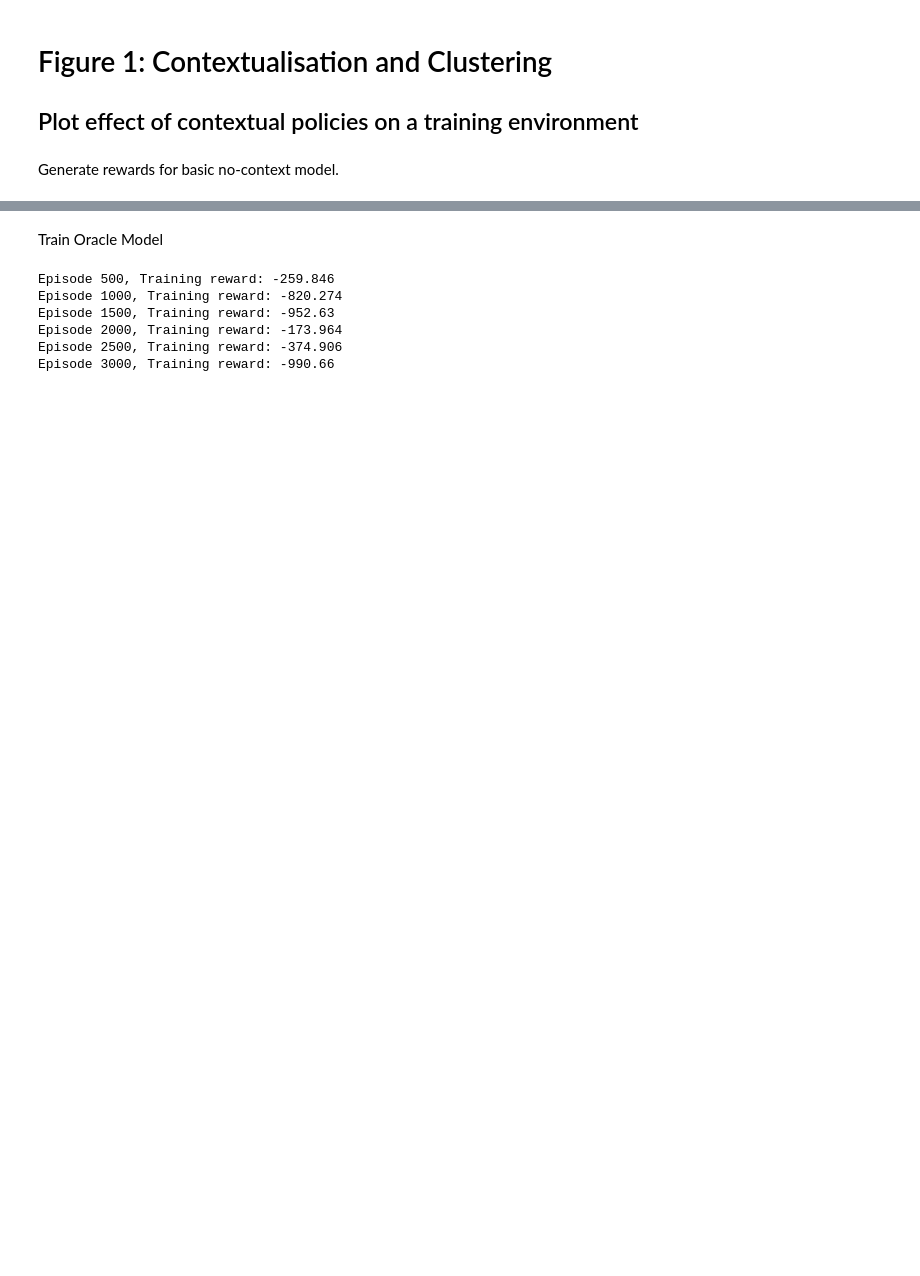
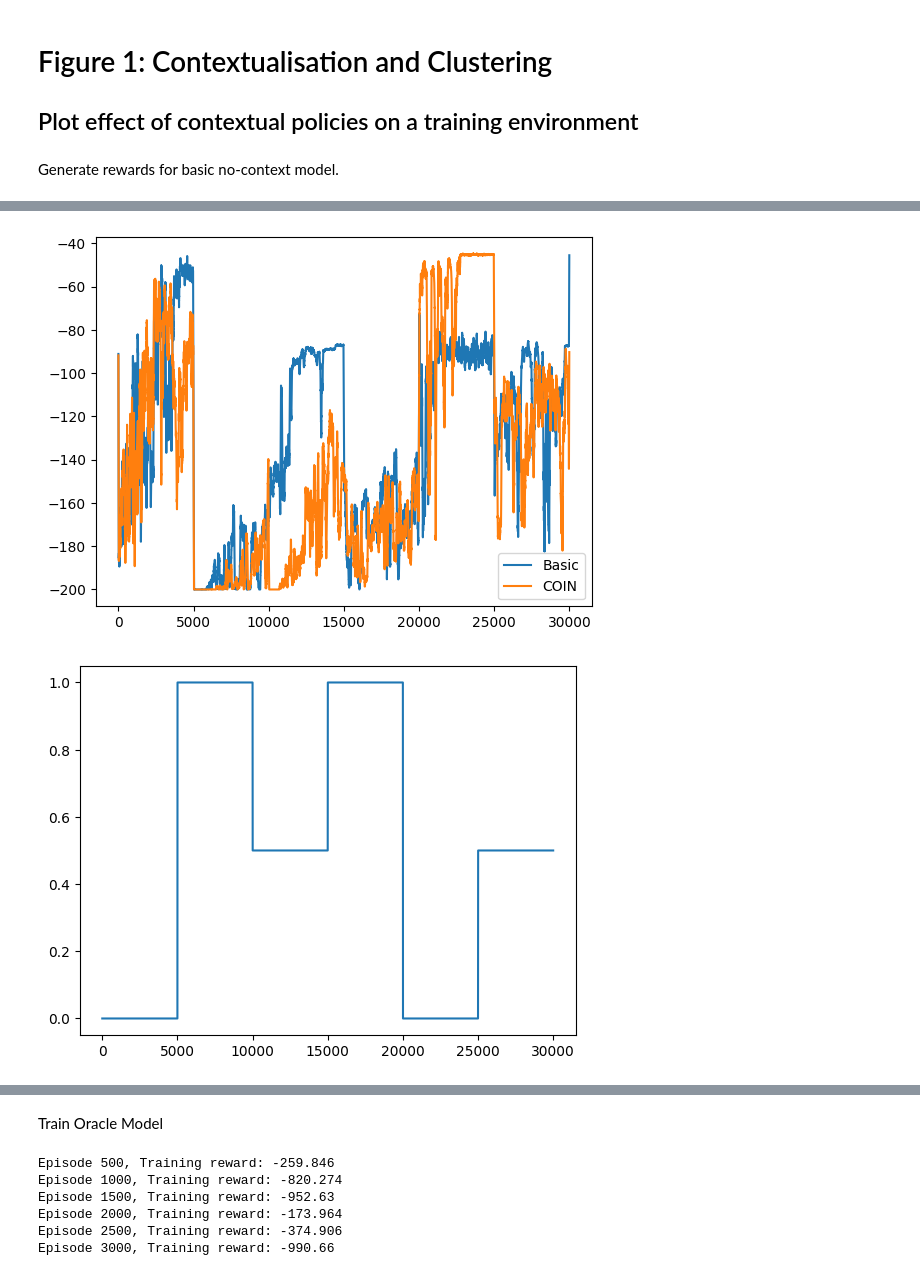
Before and after one commit to RichieRich2569/COINRL, a Jupyter notebook: figures.ipynb, the cells around one changed output, grey strips where cells are left out. Cells and saved outputs as stored; diff of their text form; code cells hidden in the pictures; blank space fills up the shorter version.

```diff
--- a/figures.ipynb
+++ b/figures.ipynb
@@ -104,22 +108,0 @@ Train COIN Model
-# %%
-# Initialize contextual model from COIN
-
-# We store probability p(c|y,...) here and not p(c|...) where ... are previous values
-store = [
-    "responsibilities",
-    "state_feedback",
-]
-
-coin_model = COIN(
-    prior_precision_drift=5.0,
-    store=store,
-    runs=1,
-    max_cores=1
-) # use default parameters for now
-coin_model.perturbations = sf
-
-output = coin_model.simulate_coin()
-
-resp = output["runs"][0]["responsibilities"]
-p_context = np.sum(resp, axis=1)
-p_context = p_context / np.sum(p_context, axis=0, keepdims=True)
@@ -187,0 +276,19 @@ Episode 3000, Training reward: -744.536
+# %%
+# Smoothen rewards
+rewards_b_smooth = np.convolve(rewards_basic, np.ones(50)/50, mode='same')
+rewards_c_smooth = np.convolve(rewards_coin, np.ones(50)/50, mode='same')
+
+
+plt.plot(rewards_b_smooth, label='Basic')
+plt.plot(rewards_c_smooth, label='COIN')
+plt.legend()
+plt.show()
+
+plt.plot(sf)
+plt.show()
+
+plt.plot(p_contexts[0,...].T)
+plt.show()
+# %% [output]
+[figure, added]
+[figure, added]
```
Also changed, not shown: parts of 11 cells of this notebook, 9 other files.
